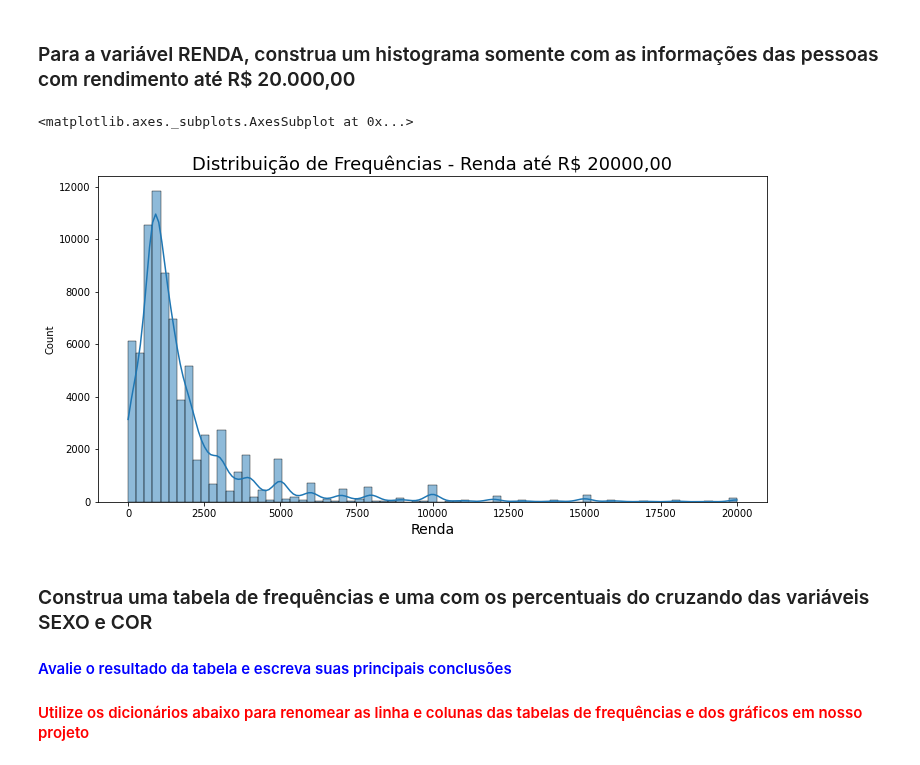
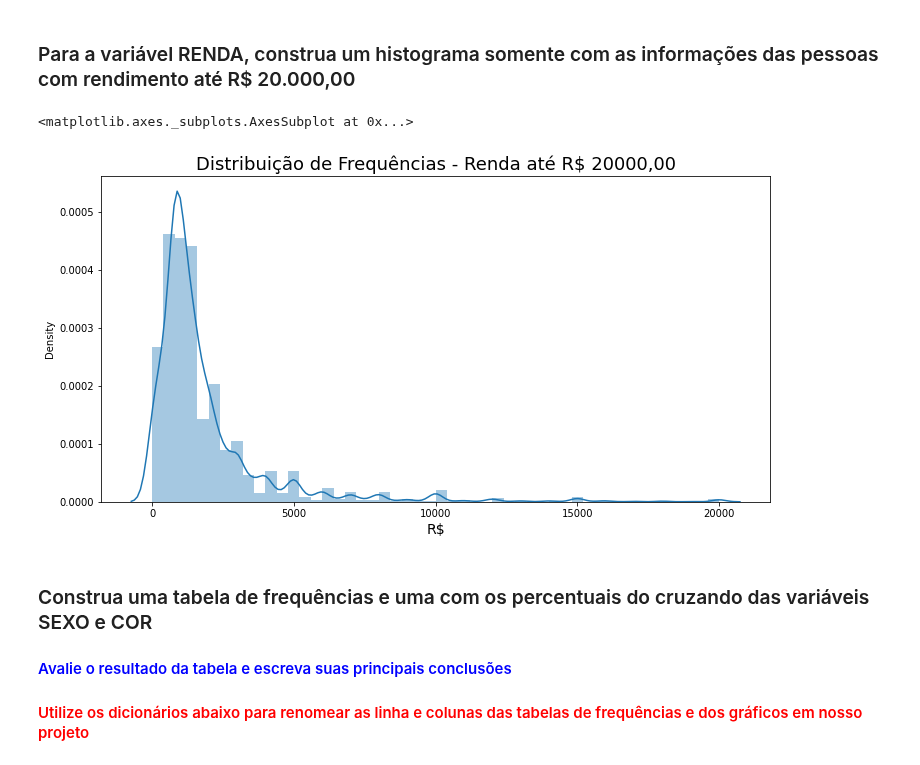
Before and after one commit to muriloWeber/dataScienceAlura, a Jupyter notebook: dataScienceEstatisticaComPythonFrequenciasEMedidas/Projeto_Analise_Descritiva.ipynb, the cells around one changed output. Drawn from its saved outputs; the diff is of its cells as text; code cells hidden in the pictures.

```diff
--- a/dataScienceEstatisticaComPythonFrequenciasEMedidas/Projeto_Analise_Descritiva.ipynb
+++ b/dataScienceEstatisticaComPythonFrequenciasEMedidas/Projeto_Analise_Descritiva.ipynb
@@ -285,14 +280,14 @@ A distribuição de altura aparentemente demonstra uma simetria, com uma concent
 # %% [markdown]
 ### Para a variável RENDA, construa um histograma somente com as informações das pessoas com rendimento até R$ 20.000,00
 # %%
-ax = sns.histplot(df.query('Renda <= 20000').Renda, kde=True, bins=75)
+ax = sns.distplot(df.query('Renda <= 20000').Renda)
 ax.figure.set_size_inches(12,6)
 ax.set_title('Distribuição de Frequências - Renda até R$ 20000,00', fontsize=18)
-ax.set_xlabel('Renda', fontsize=14)
+ax.set_xlabel('R$', fontsize=14)
 ax
 # %% [output]
 <matplotlib.axes._subplots.AxesSubplot at 0x...>
-[figure, old version]
+[figure, new version]
 # %% [markdown]
 ### Construa uma tabela de frequências e uma com os percentuais do cruzando das variáveis SEXO e COR
 #### <font color='blue'>Avalie o resultado da tabela e escreva suas principais conclusões</font>
```
Also changed, not shown: parts of 10 cells of this notebook.
